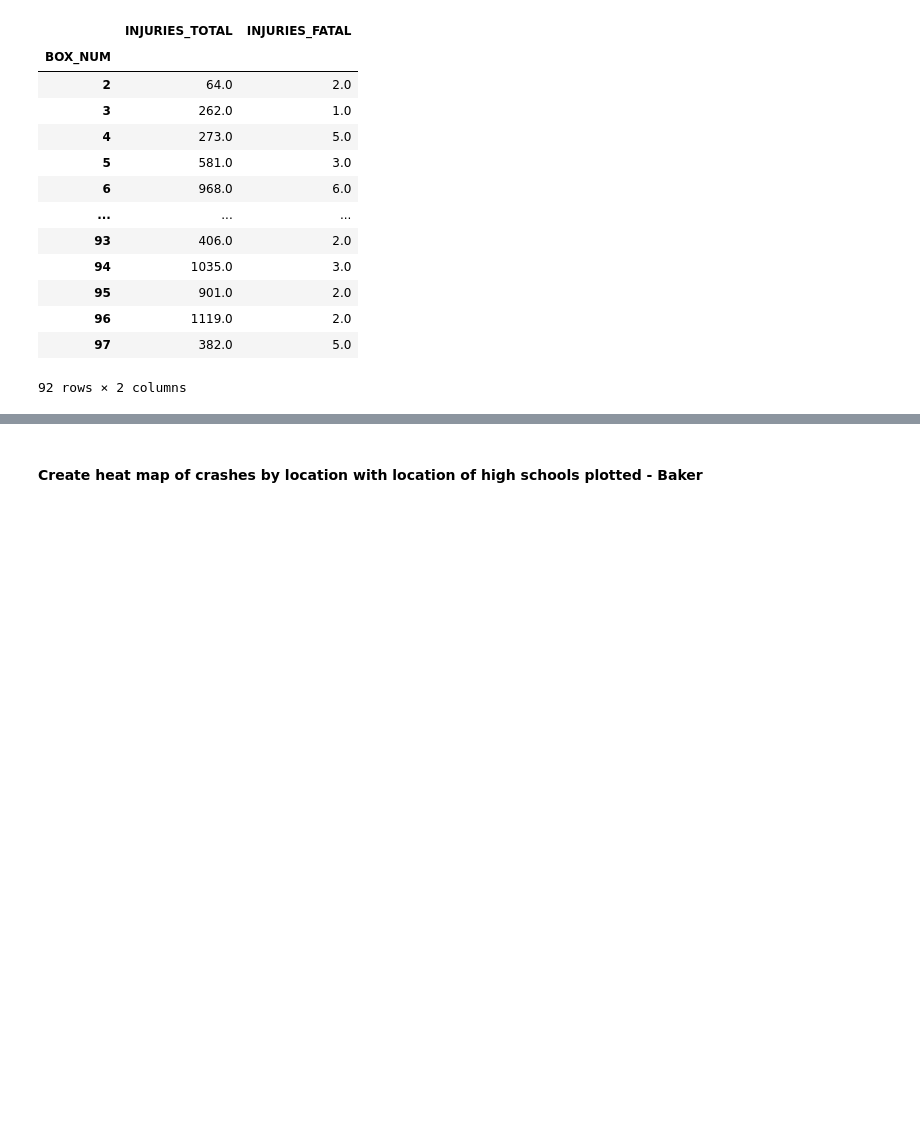
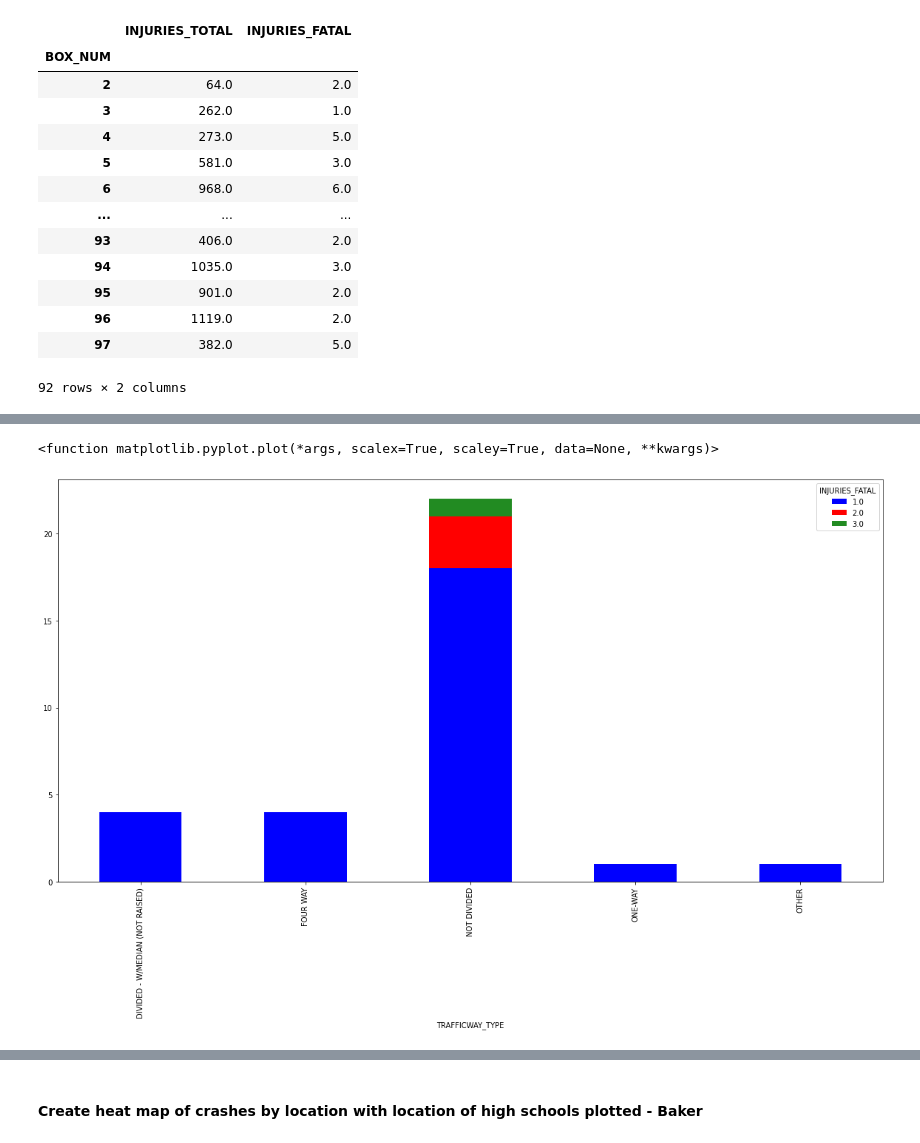
Before and after one commit to andrewbankston/project-one, a Jupyter notebook: Chicago_Crashes.ipynb, the cells around one changed output, grey strips where cells are left out. Cells and saved outputs as stored; diff of their text form; code cells hidden in the pictures; blank space fills up the shorter version.

```diff
--- a/Chicago_Crashes.ipynb
+++ b/Chicago_Crashes.ipynb
@@ -248,3 +248,9 @@ fig.add_layer(heat_layer)
 fig
 # %% [output]
 [interactive output not drawn]
+# %%
+# Narrow dataframe to injuries in box 10 (most fatal)
+injury_box10 = pd.DataFrame(locdata.loc[locdata['BOX_NUM'] == 10, :])
+# duplicate crash locations
+duplicate_box10 = injury_box10[injury_box10.duplicated(['LATITUDE', 'LONGITUDE'], keep = False)]
+duplicate_box10.sort_values(['LATITUDE', 'LONGITUDE'])
@@ -251,3 +271,11 @@ fig
+# %%
+fatal_box10 = injury_box10.loc[injury_box10['INJURIES_FATAL'] > 0, :]
+trafficway_box10 = fatal_box10.groupby(['TRAFFICWAY_TYPE', 'INJURIES_FATAL']).size().unstack()
+trafficway_box10.plot.bar(stacked = True, figsize = (20, 10), color=['blue', 'red', 'forestgreen', 'saddlebrown', 'black', 'yellow', 'purple', 'gray', 'lawngreen', 'indigo', 'darkslategray', 'aqua', 'fuchsia', 'salmon', 'teal', 'darkorange', 'lightcoral', 'lime'])
+plt.plot
+# %% [output]
+<function matplotlib.pyplot.plot(*args, scalex=True, scaley=True, data=None, **kwargs)>
+[figure, added]
 # %%
 # Create heat map for fatal injuries by location
 fig_lat = locdata["LATITUDE"].median()
```
Also changed, not shown: parts of 11 cells of this notebook, 5 other files.
